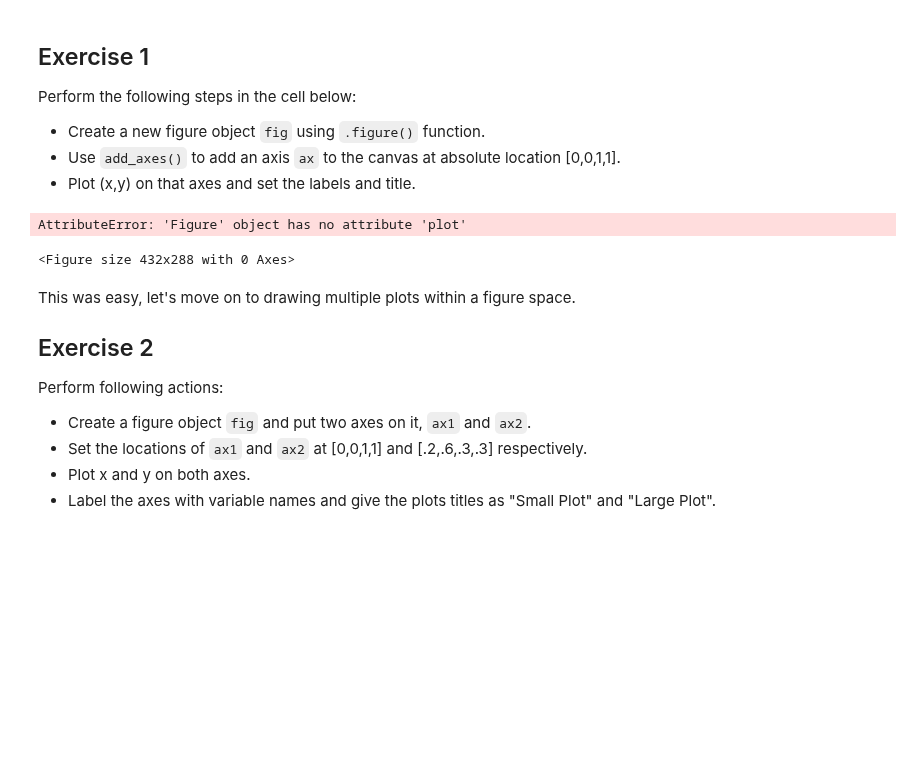
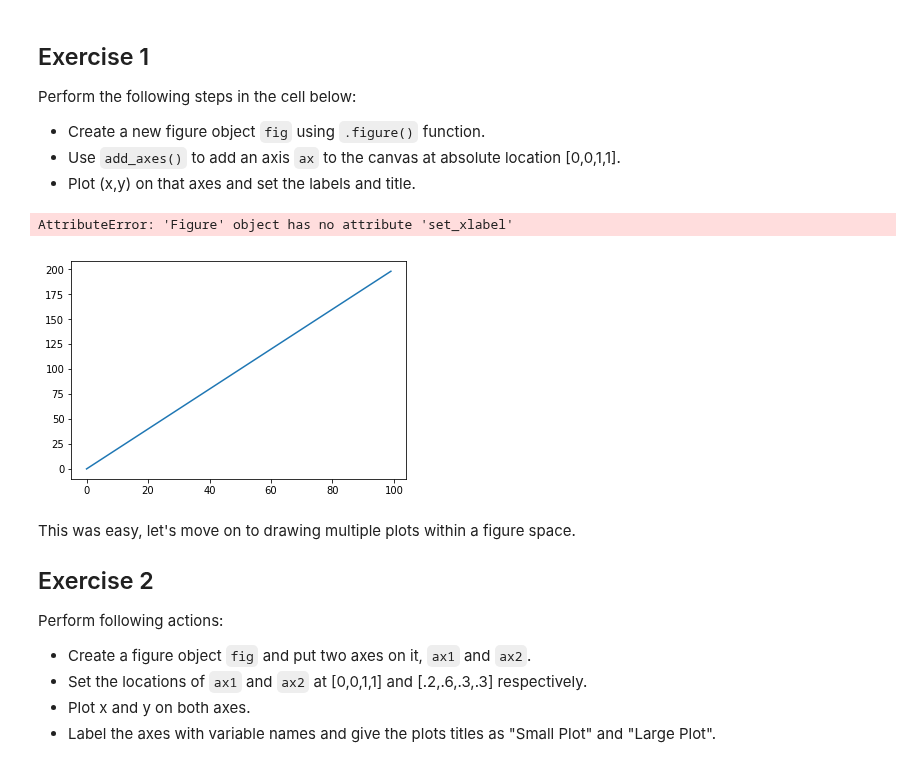
Before and after one commit to jnawjux/dsc-1-03-13-customizing-visualizations-with-matplotlib-lab-seattle-ds-career-040119, a Jupyter notebook: index.ipynb, the cells around one changed output. Cells and saved outputs as stored; diff of their text form; code cells hidden in the pictures; blank space fills up the shorter version.

```diff
--- a/index.ipynb
+++ b/index.ipynb
@@ -64,13 +64,13 @@ Perform the following steps in the cell below:
 # %%
 fun = plt.figure()
 fun.add_axes(ax= [0,0,1,1])
-fun.plot(x,y)
-fun.set_xlabel('x-axis label')
-fun.set_ylabel('y-axis label')
+plt.plot(x,y)
+plt.set_xlabel('x-axis label')
+plt.set_ylabel('y-axis label')
 fun.show()
 # %% [output]
-AttributeError: 'Figure' object has no attribute 'plot'
+AttributeError: 'Figure' object has no attribute 'set_xlabel'
-<Figure size 432x288 with 0 Axes>
+[figure, added]
 # %% [markdown]
 This was easy, let's move on to drawing multiple plots within a figure space.
 
```
